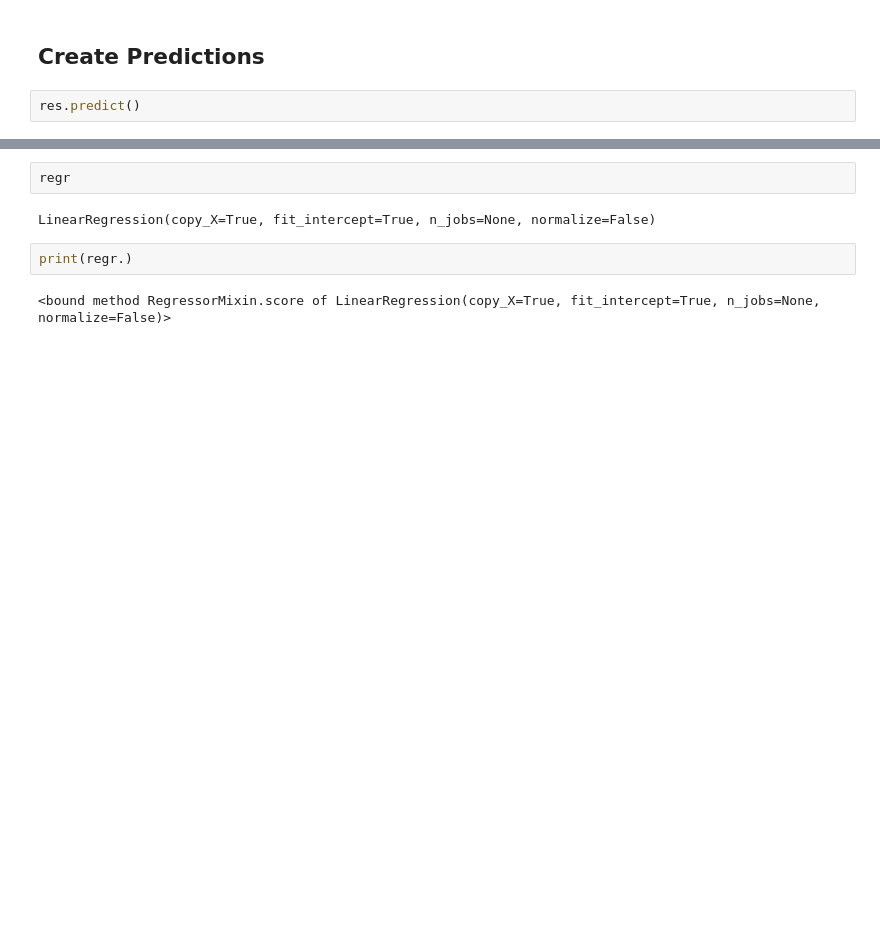
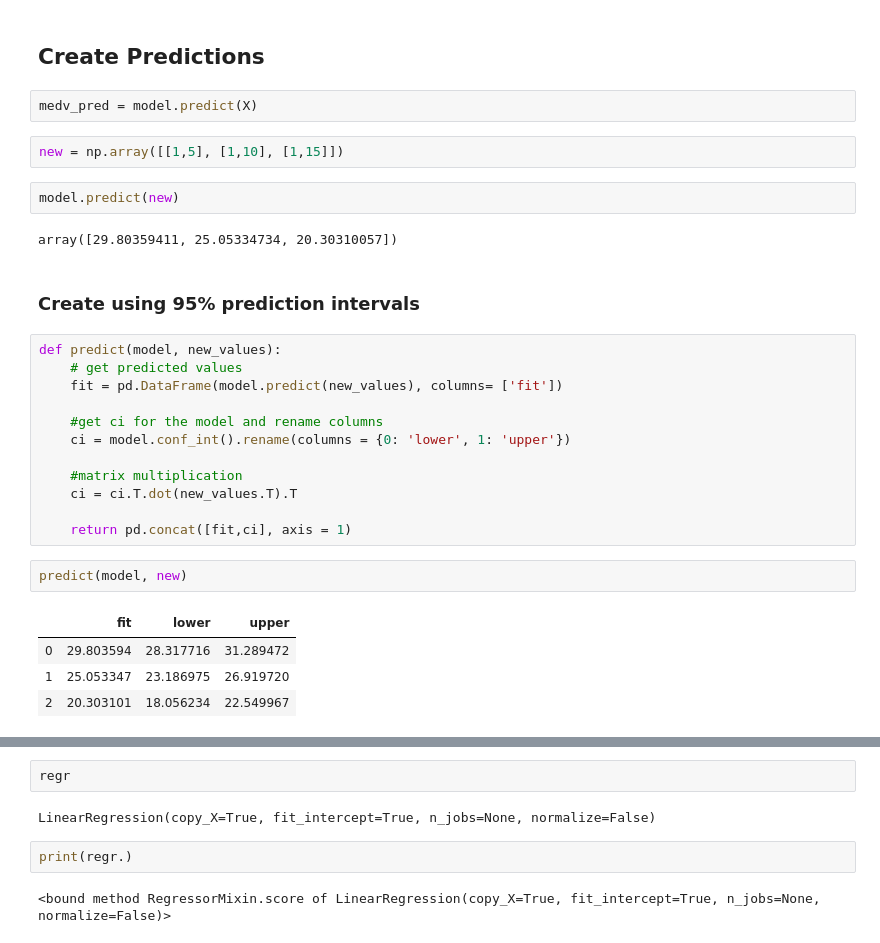
Before and after one commit to jcanque777/islr_labs, a Jupyter notebook: boston_housing.ipynb, the cells around one changed output, grey strips where cells are left out. Saved outputs shown, nothing was run; the diff lists cells and outputs as text; blank space fills up the shorter version.

```diff
--- a/boston_housing.ipynb
+++ b/boston_housing.ipynb
@@ -177,4 +211,31 @@ x1     -1.026148  -0.873951
 # %% [markdown]
 ## Create Predictions
-# %%
-res.predict()
+# %%
+medv_pred = model.predict(X)
+# %%
+new = np.array([[1,5], [1,10], [1,15]])
+# %%
+model.predict(new)
+# %% [output]
+array([29.80359411, 25.05334734, 20.30310057])
+# %% [markdown]
+### Create using 95% prediction intervals
+# %%
+def predict(model, new_values):
+    # get predicted values
+    fit = pd.DataFrame(model.predict(new_values), columns= ['fit'])
+
+    #get ci for the model and rename columns
+    ci = model.conf_int().rename(columns = {0: 'lower', 1: 'upper'})
+
+    #matrix multiplication
+    ci = ci.T.dot(new_values.T).T
+
+    return pd.concat([fit,ci], axis = 1)
+# %%
+predict(model, new)
+# %% [output]
+|  | fit | lower | upper |
+| 0 | 29.803594 | 28.317716 | 31.289472 |
+| 1 | 25.053347 | 23.186975 | 26.919720 |
+| 2 | 20.303101 | 18.056234 | 22.549967 |
```
Also changed, not shown: parts of 19 cells of this notebook.
